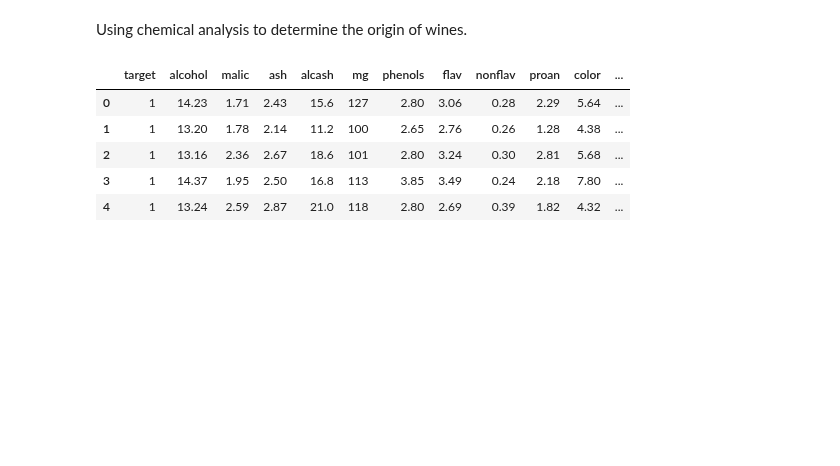
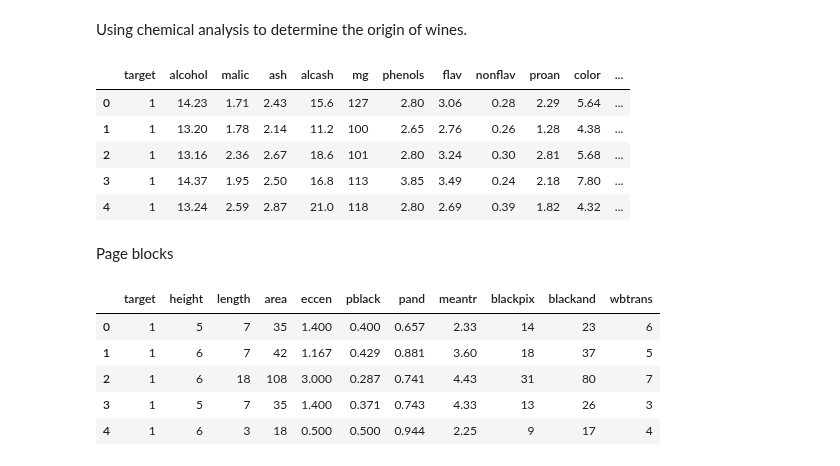
Before and after one commit to chengsoonong/mclass-sky, a Jupyter notebook: projects/peerjcs16/uci_datasets.ipynb, the cells around one changed output. Drawn from its saved outputs; the diff is of its cells as text; code cells hidden in the pictures; blank space fills up the shorter version.

```diff
--- a/projects/peerjcs16/uci_datasets.ipynb
+++ b/projects/peerjcs16/uci_datasets.ipynb
@@ -145,3 +185,25 @@ data.head()
 | 2 | 1 | 13.16 | 2.36 | 2.67 | 18.6 | 101 | 2.80 | 3.24 | 0.30 | 2.81 | 5.68 | ... |
 | 3 | 1 | 14.37 | 1.95 | 2.50 | 16.8 | 113 | 3.85 | 3.49 | 0.24 | 2.18 | 7.80 | ... |
 | 4 | 1 | 13.24 | 2.59 | 2.87 | 21.0 | 118 | 2.80 | 2.69 | 0.39 | 1.82 | 4.32 | ... |
+# %% [markdown]
+Page blocks
+# %%
+url = uci_url + 'page-blocks/page-blocks.data.Z'
+zip_dest = 'data/pageblocks.csv.Z'
+dest = 'data/pageblocks.csv'
+download_data(url, zip_dest)
+os.system('uncompress {filename}'.format(filename=dest))
+header = ['height', 'length', 'area', 'eccen', 'pblack', 'pand',
+          'meantr', 'blackpix', 'blackand', 'wbtrans', 'target']
+data = pd.read_csv(dest, sep='\s+', header=None, names=header)
+data = data[['target']].join(data.drop('target', axis=1))
+data.dropna(axis=0, how='any', inplace=True)
+data.to_csv(dest, index=False, float_format='%.12g')
+data.head()
+# %% [output]
+|  | target | height | length | area | eccen | pblack | pand | meantr | blackpix | blackand | wbtrans |
+| 0 | 1 | 5 | 7 | 35 | 1.400 | 0.400 | 0.657 | 2.33 | 14 | 23 | 6 |
+| 1 | 1 | 6 | 7 | 42 | 1.167 | 0.429 | 0.881 | 3.60 | 18 | 37 | 5 |
+| 2 | 1 | 6 | 18 | 108 | 3.000 | 0.287 | 0.741 | 4.43 | 31 | 80 | 7 |
+| 3 | 1 | 5 | 7 | 35 | 1.400 | 0.371 | 0.743 | 4.33 | 13 | 26 | 3 |
+| 4 | 1 | 6 | 3 | 18 | 0.500 | 0.500 | 0.944 | 2.25 | 9 | 17 | 4 |
```
Also changed, not shown: parts of 6 cells of this notebook, 2 other files.
